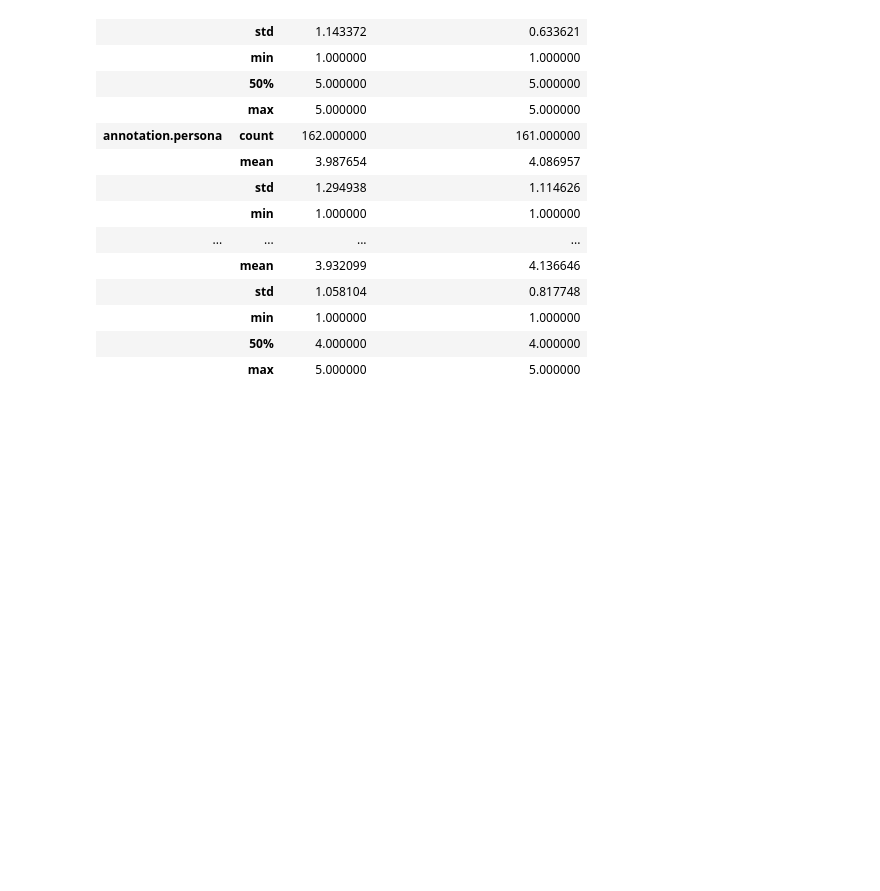
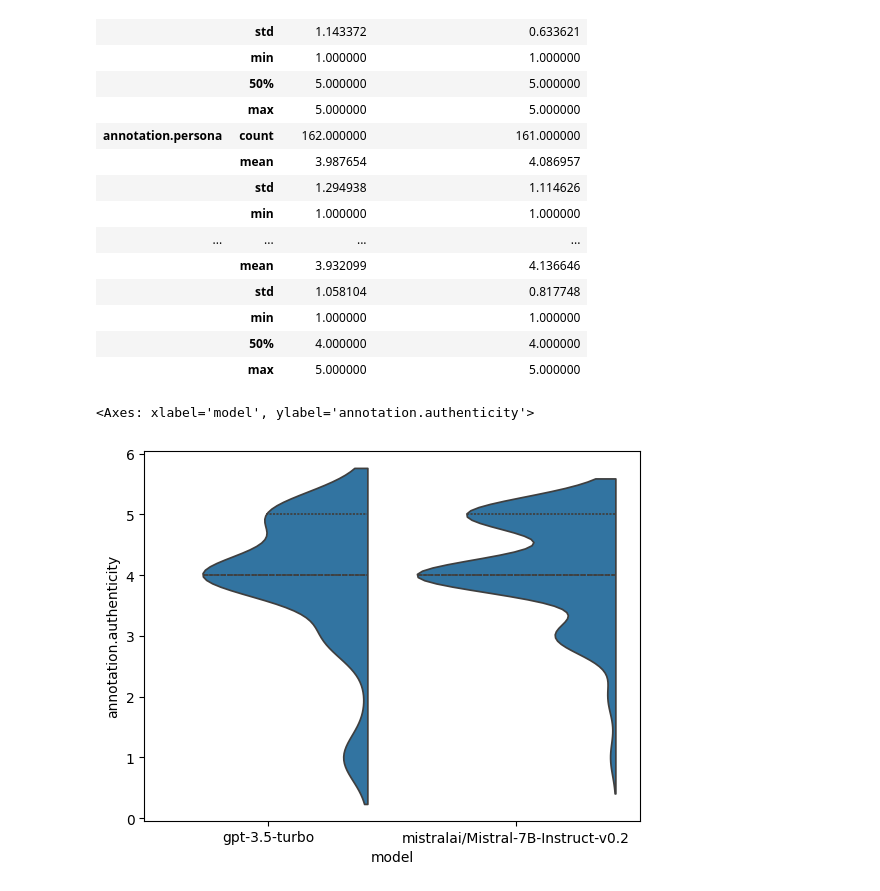
Before and after one commit to cl-trier/TWON-Agents, a Jupyter notebook: experiments/Etmaal-2024/0.3-Data-Analysis.ipynb, the cells around one changed output. Drawn from its saved outputs; the diff is of its cells as text; code cells hidden in the pictures; blank space fills up the shorter version.

Commit message:
upload supplementary graphs

```diff
--- a/experiments/Etmaal-2024/0.3-Data-Analysis.ipynb
+++ b/experiments/Etmaal-2024/0.3-Data-Analysis.ipynb
@@ -50,6 +51,11 @@ dataset.groupby('model', observed=False).describe(percentiles=[]).T
 |  | min | 1.000000 | 1.000000 |
 |  | 50% | 4.000000 | 4.000000 |
 |  | max | 5.000000 | 5.000000 |
+# %%
+sns.violinplot(data=dataset, x="model", y="annotation.authenticity", inner="quart", split=True)
+# %% [output]
+<Axes: xlabel='model', ylabel='annotation.authenticity'>
+[figure, added]
 # %%
 dataset.groupby(['persona', 'model'], observed=False).describe(percentiles=[]).T
 # %% [output]
```
Also changed, not shown: parts of 4 cells of this notebook.
